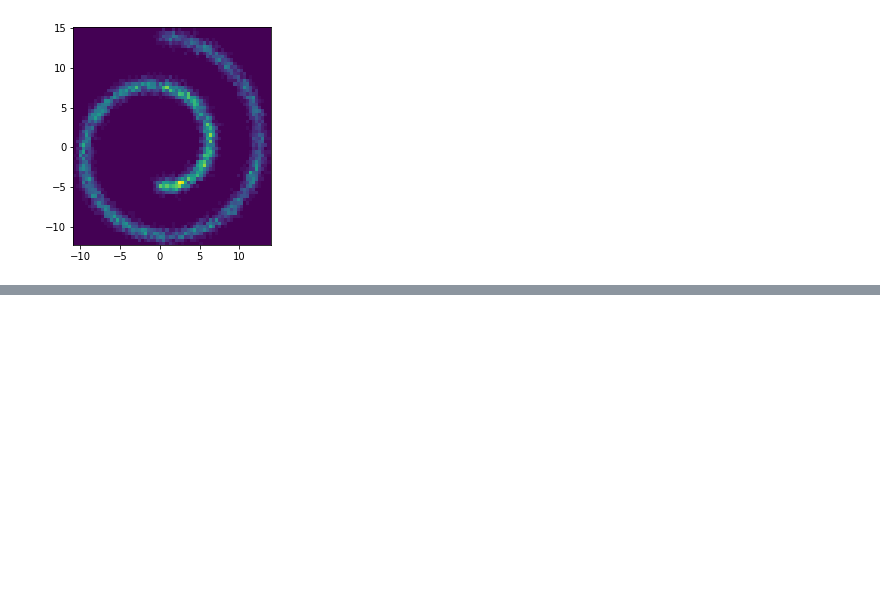
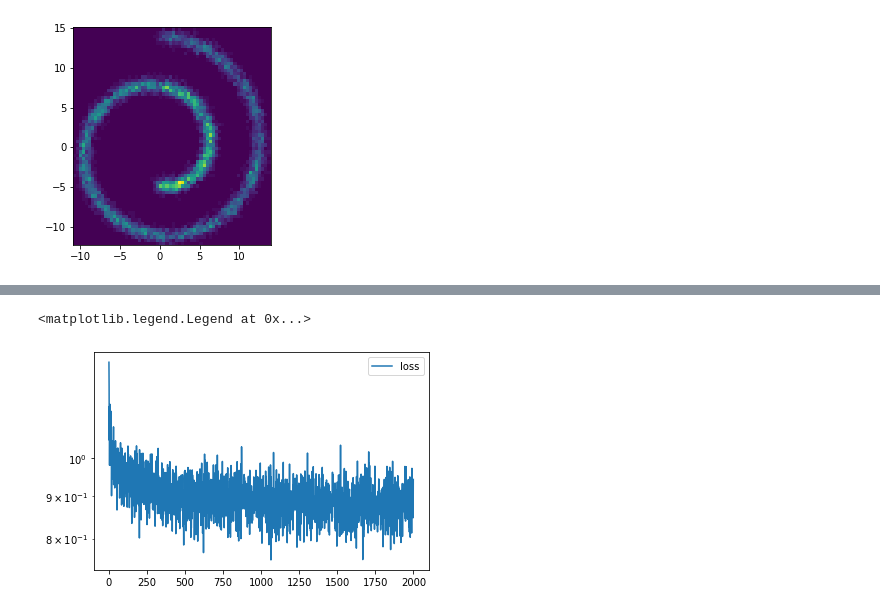
Before and after one commit to b-remy/score-estimation-comparison, a Jupyter notebook: notebooks/ScoreHMC_test.ipynb, the cells around one changed output, grey strips where cells are left out. Cells and saved outputs as stored; diff of their text form; code cells hidden in the pictures; blank space fills up the shorter version.

```diff
--- a/notebooks/ScoreHMC_test.ipynb
+++ b/notebooks/ScoreHMC_test.ipynb
@@ -65,0 +95,27 @@ legend()
+# %%
+@jax.jit
+def loss_fn(params, state, rng_key, batch):
+    res, state = model_train.apply(params,  state, rng_key,
+                                   batch['x'], batch['s'])
+    loss = jnp.mean((batch['u'] + batch['s'] * res)**2)
+    return loss, state
+# %%
+@jax.jit
+def update(params, state, rng_key, opt_state, batch):
+    (loss, state), grads = jax.value_and_grad(loss_fn, has_aux=True)(params, state, rng_key, batch)
+    updates, new_opt_state = optimizer.update(grads, opt_state)
+    new_params = optix.apply_updates(params, updates)
+    return loss, new_params, state, new_opt_state
+# %%
+params, state = model_train.init(next(rng_seq),
+                                 jnp.zeros((1, 2)),
+                                 jnp.ones((1, 1)))
+opt_state = optimizer.init(params)
+losses = []
+# %%
+for step in range(2000):
+    batch = get_batch(next(rng_seq))
+    loss, params, state, opt_state = update(params, state, next(rng_seq), opt_state, batch)
+    losses.append(loss)
+    if step%100==0:
+        print(step, loss)
@@ -65,0 +143,6 @@ legend()
+# %%
+semilogy(np.array(losses[:]), label='loss')
+legend()
+# %% [output]
+<matplotlib.legend.Legend at 0x...>
+[figure, added]
```
Also changed, not shown: parts of 33 cells of this notebook.
